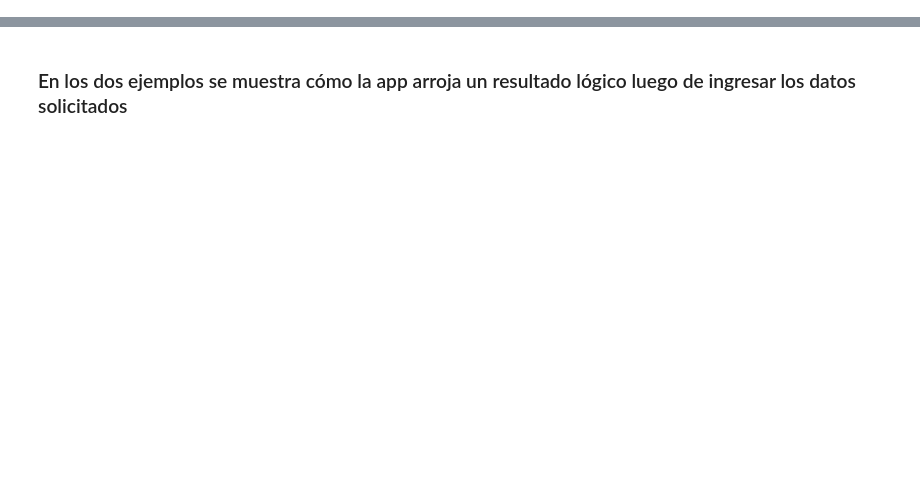
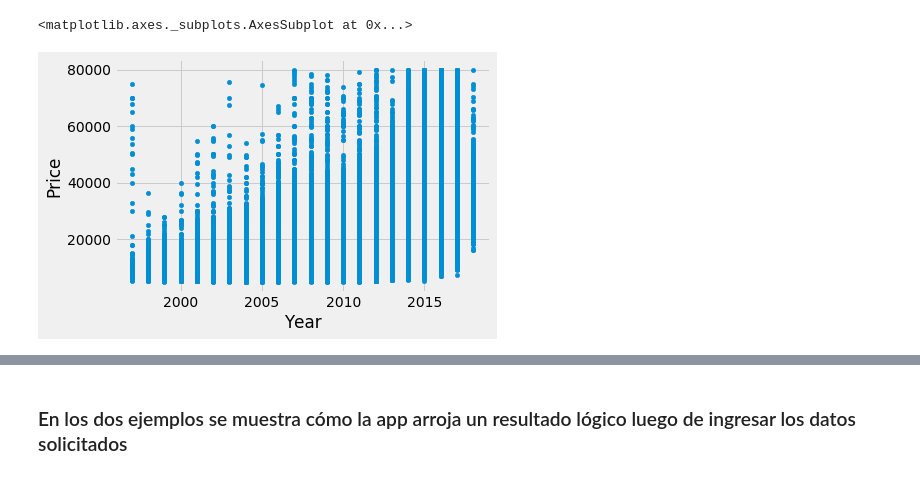
Before and after one commit to julianfbaquero/PracticalMachineLearningClass, a Jupyter notebook: P1/P1-Baquero-Lozano-Noriega.ipynb, the cells around one changed output, grey strips where cells are left out. Cells and saved outputs as stored; diff of their text form; code cells hidden in the pictures; blank space fills up the shorter version.

```diff
--- a/P1/P1-Baquero-Lozano-Noriega.ipynb
+++ b/P1/P1-Baquero-Lozano-Noriega.ipynb
@@ -102,6 +0,0 @@ Se evidencia que la presencia de valores atípicos distorciona la distribución
-# %%
-matplotlib.use('Agg')
-matplotlib.rcParams['figure.figsize'] = (9.0, 6.0)
-sns.set(color_codes=True)
-
-sns.distplot(data["Price"]);
@@ -203,0 +10,12 @@ y_p.to_csv('test_submission2.csv', index_label='ID')
+# %%
+%matplotlib inline
+import pandas as pd
+from sklearn.tree import DecisionTreeRegressor
+from sklearn.ensemble import RandomForestRegressor
+from sklearn.metrics import accuracy_score
+import numpy as np
+from sklearn.model_selection import cross_val_score
+from sklearn.metrics import mean_squared_error
+%matplotlib inline
+import matplotlib.pyplot as plt
+plt.style.use('fivethirtyeight')
@@ -203,0 +54,5 @@ y_p.to_csv('test_submission2.csv', index_label='ID')
+# %%
+data.plot(kind='scatter', y='Price', x='Year')
+# %% [output]
+<matplotlib.axes._subplots.AxesSubplot at 0x...>
+[figure, added]
```
Also changed, not shown: parts of 188 cells of this notebook.
